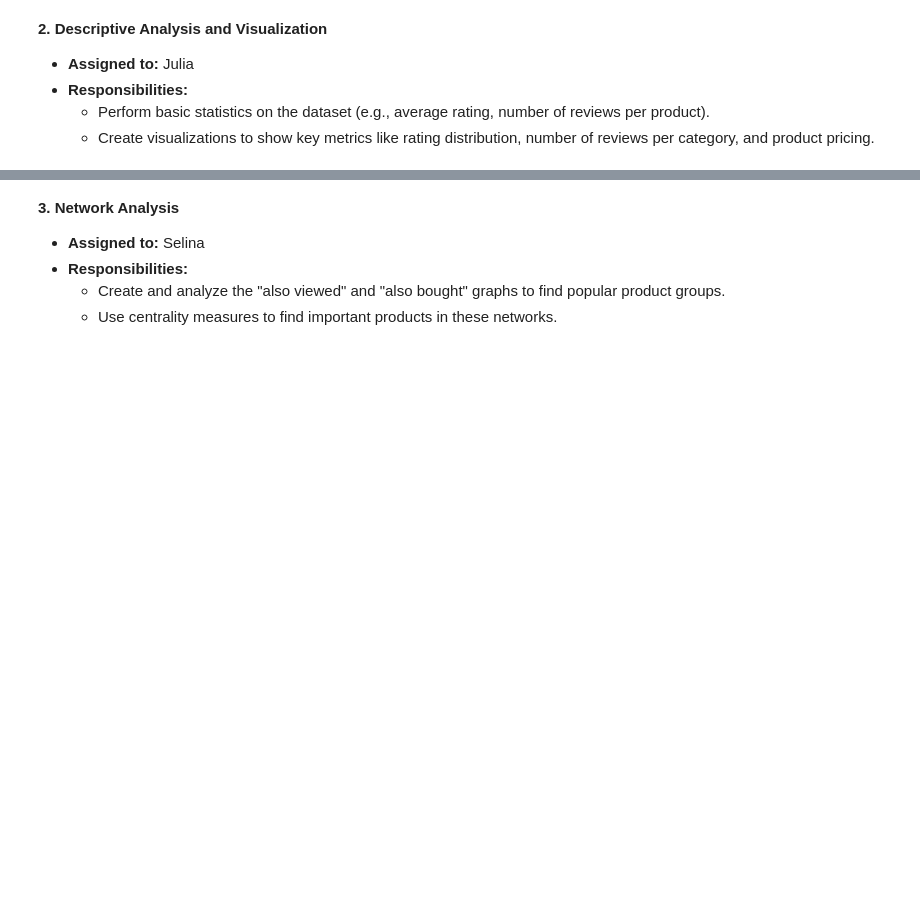
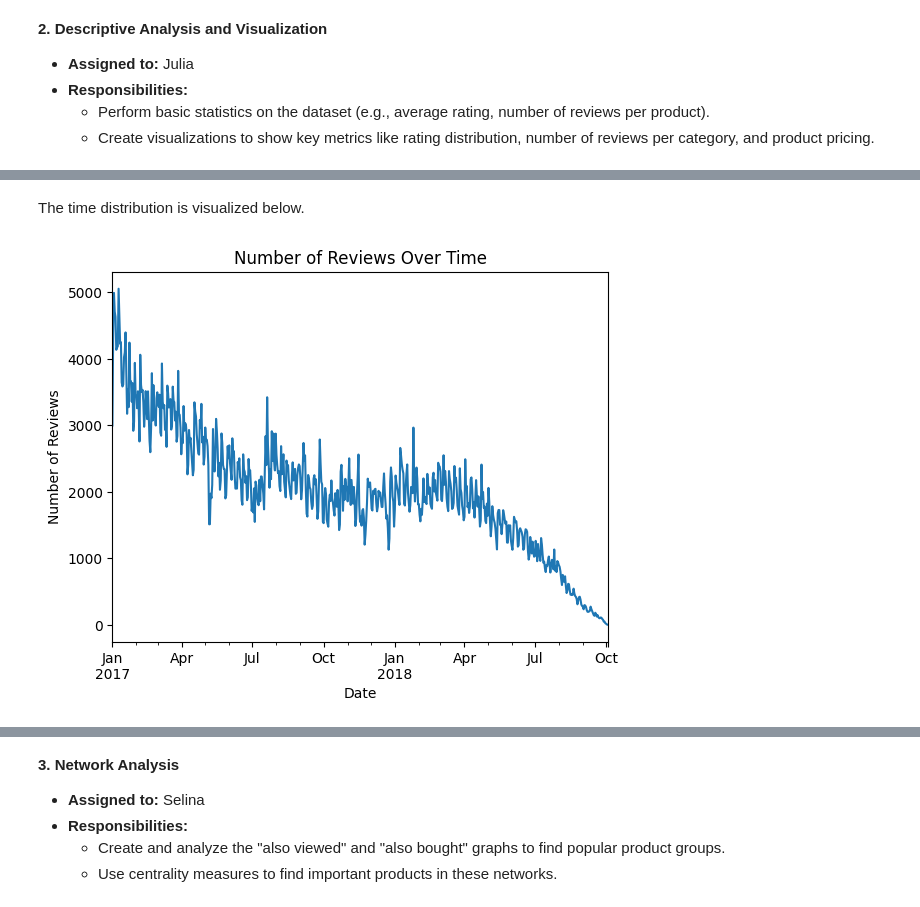
Before and after one commit to hbedros/data620-final-project, a Jupyter notebook: main.ipynb, the cells around one changed output, grey strips where cells are left out. Drawn from its saved outputs; the diff is of its cells as text; code cells hidden in the pictures; blank space fills up the shorter version.

Commit message:
new Visualizations

```diff
--- a/main.ipynb
+++ b/main.ipynb
@@ -34,0 +69,8 @@ The data left in the final csv file named electronics.csv is from after 2016.
+# %%
+from datetime import datetime
+
+df['datetime'] = df['datetime'].apply(lambda x: datetime.strptime(x, '%Y-%m-%d'))
+
+review_counts_over_time = df['datetime'].dt.date.value_counts().sort_index()
+
+print(review_counts_over_time)
@@ -34,0 +91,13 @@ The data left in the final csv file named electronics.csv is from after 2016.
+# %% [markdown]
+The time distribution is visualized below.
+# %%
+import matplotlib.pyplot as plt
+
+# Plot review count over time
+df.set_index('datetime').resample('D')['reviewText'].count().plot()
+plt.title('Number of Reviews Over Time')
+plt.xlabel('Date')
+plt.ylabel('Number of Reviews')
+plt.show()
+# %% [output]
+[figure, added]
```
Also changed, not shown: parts of 14 cells of this notebook.
